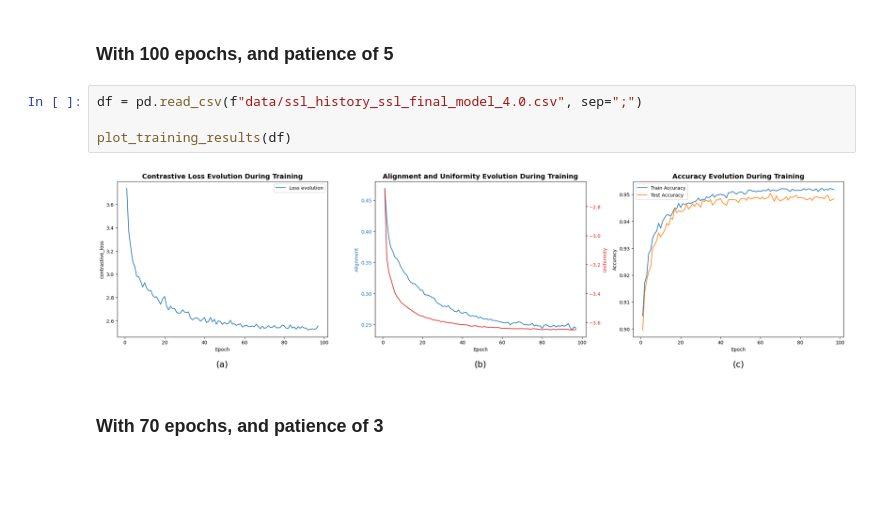
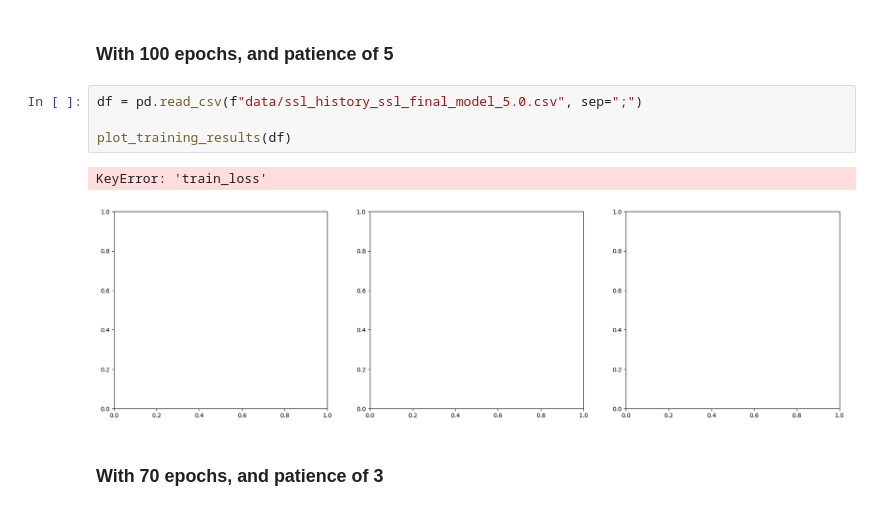
Before and after one commit to aurorapujols/treball-final-de-grau, a Jupyter notebook: notebooks/03_ssl_training.ipynb, the cells around one changed output. Drawn from its saved outputs; the diff is of its cells as text; blank space fills up the shorter version.

Commit message:
Added Supervised Contrastive Loss. Fixed Classifiers code (not tested). Added plotting pipeline (not tested).

```diff
--- a/notebooks/03_ssl_training.ipynb
+++ b/notebooks/03_ssl_training.ipynb
@@ -670,11 +902,12 @@ def plot_training_results(df):
 # %% [markdown]
 ### With 100 epochs, and patience of 5
 # %%
-df = pd.read_csv(f"data/ssl_history_ssl_final_model_4.0.csv", sep=";")
+df = pd.read_csv(f"data/ssl_history_ssl_final_model_5.0.csv", sep=";")
 
 plot_training_results(df)
 # %% [output]
+KeyError: 'train_loss'
-[figure, old version]
+[figure, new version]
 # %% [markdown]
 ### With 70 epochs, and patience of 3
 # %%
```
Also changed, not shown: parts of 8 cells of this notebook, 26 other files.
